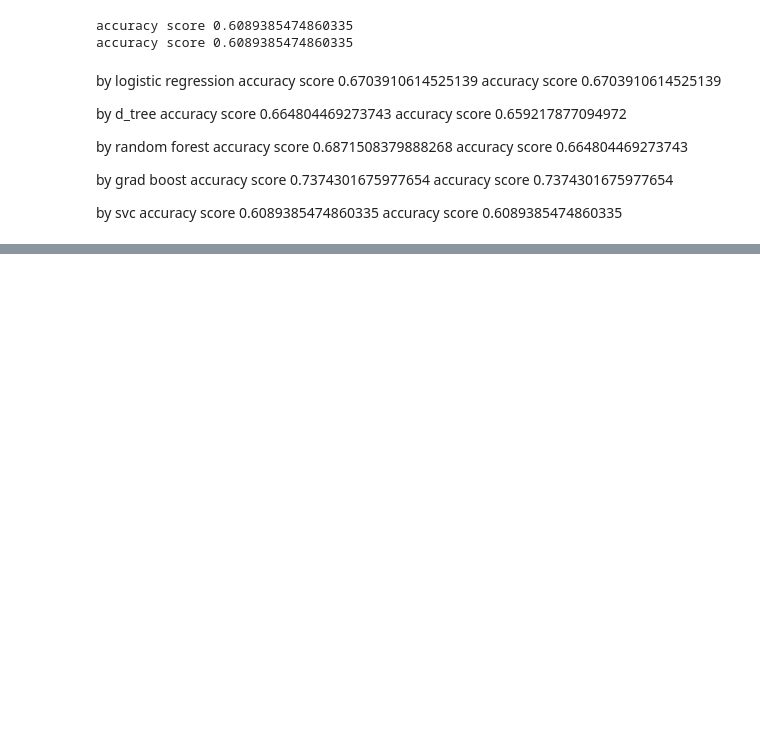
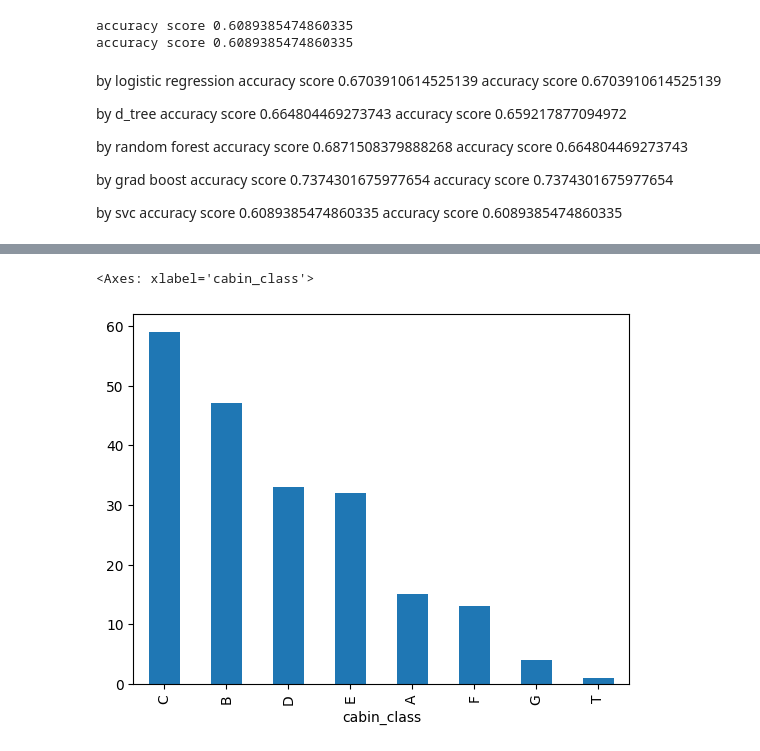
Before and after one commit to Ashi743/ML-practices, a Jupyter notebook: imputation_of_titanic_wrt_fx,_skew,_outlier_.ipynb, the cells around one changed output, grey strips where cells are left out. Cells and saved outputs as stored; diff of their text form; code cells hidden in the pictures; blank space fills up the shorter version.

```diff
--- a/imputation_of_titanic_wrt_fx,_skew,_outlier_.ipynb
+++ b/imputation_of_titanic_wrt_fx,_skew,_outlier_.ipynb
@@ -378,0 +377,2 @@ accuracy score 0.6089385474860335
+# %%
+df_mix= df[["Cabin","Ticket" ,"Survived"]]
@@ -378,0 +392,7 @@ accuracy score 0.6089385474860335
+# %%
+df_mix["Cabin"]
+#to extract cabin class
+df_mix["cabin_class"]= df_mix["Cabin"].str[0]
+#to extract cabin number
+df_mix["cabin_no."]= df_mix["Cabin"].str.extract(r'(\d+)')
+df_mix
@@ -378,0 +423,5 @@ accuracy score 0.6089385474860335
+# %%
+df_mix["cabin_class"].value_counts().plot(kind="bar")
+# %% [output]
+<Axes: xlabel='cabin_class'>
+[figure, added]
```
Also changed, not shown: parts of 17 cells of this notebook.
